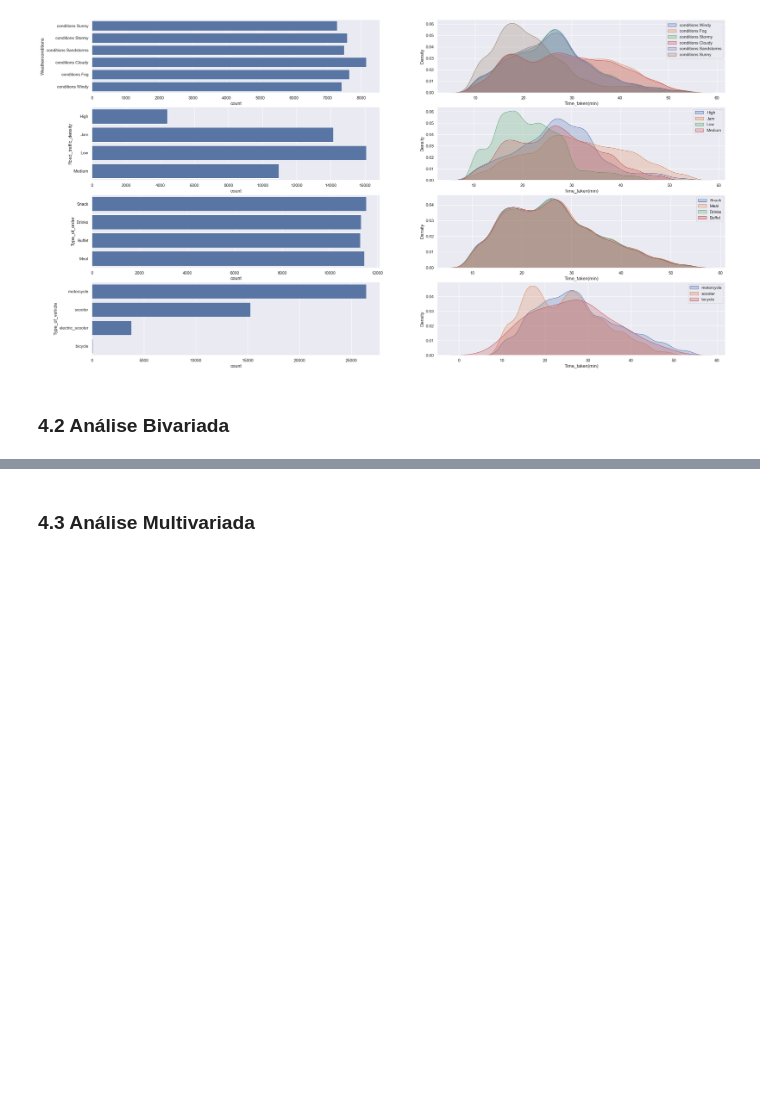
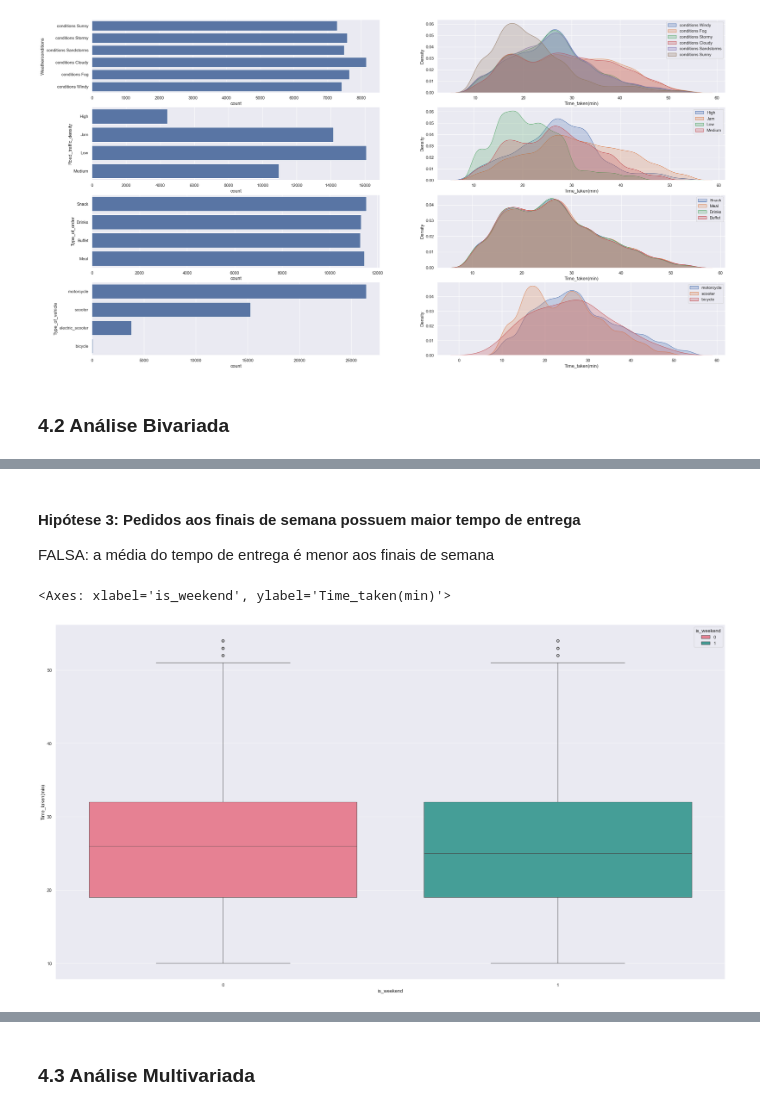
Before and after one commit to samantasobral/projeto_integrador_2, a Jupyter notebook: notebooks/Delivery.ipynb, the cells around one changed output, grey strips where cells are left out. Cells and saved outputs as stored; diff of their text form; code cells hidden in the pictures; blank space fills up the shorter version.

```diff
--- a/notebooks/Delivery.ipynb
+++ b/notebooks/Delivery.ipynb
@@ -413,0 +446,8 @@ plt.legend()
+# %% [markdown]
+#### Hipótese 3: Pedidos aos finais de semana possuem maior tempo de entrega
+FALSA:  a média do tempo de entrega é menor aos finais de semana
+# %%
+sns.boxplot(x = 'is_weekend' , y = 'Time_taken(min)' , data = df4, palette = 'husl', hue = 'is_weekend')
+# %% [output]
+<Axes: xlabel='is_weekend', ylabel='Time_taken(min)'>
+[figure, added]
```
Also changed, not shown: parts of 25 cells of this notebook.
